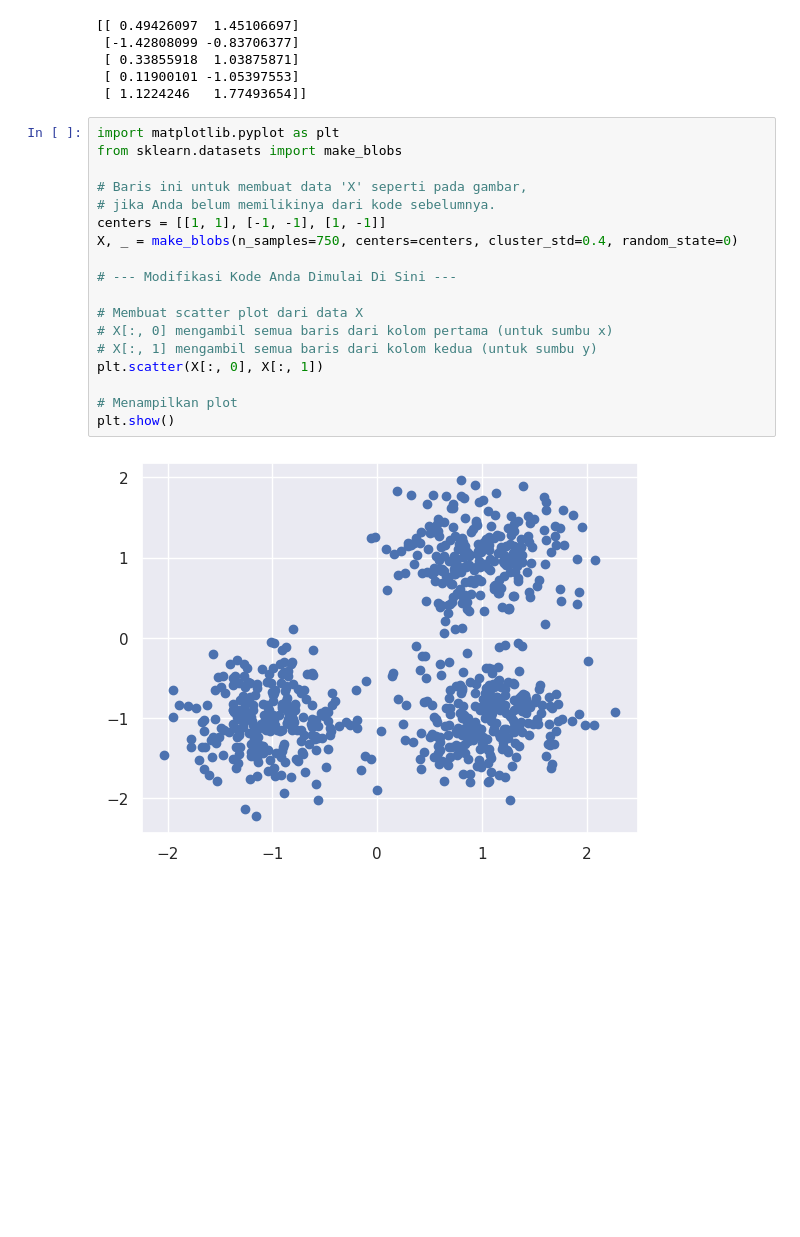
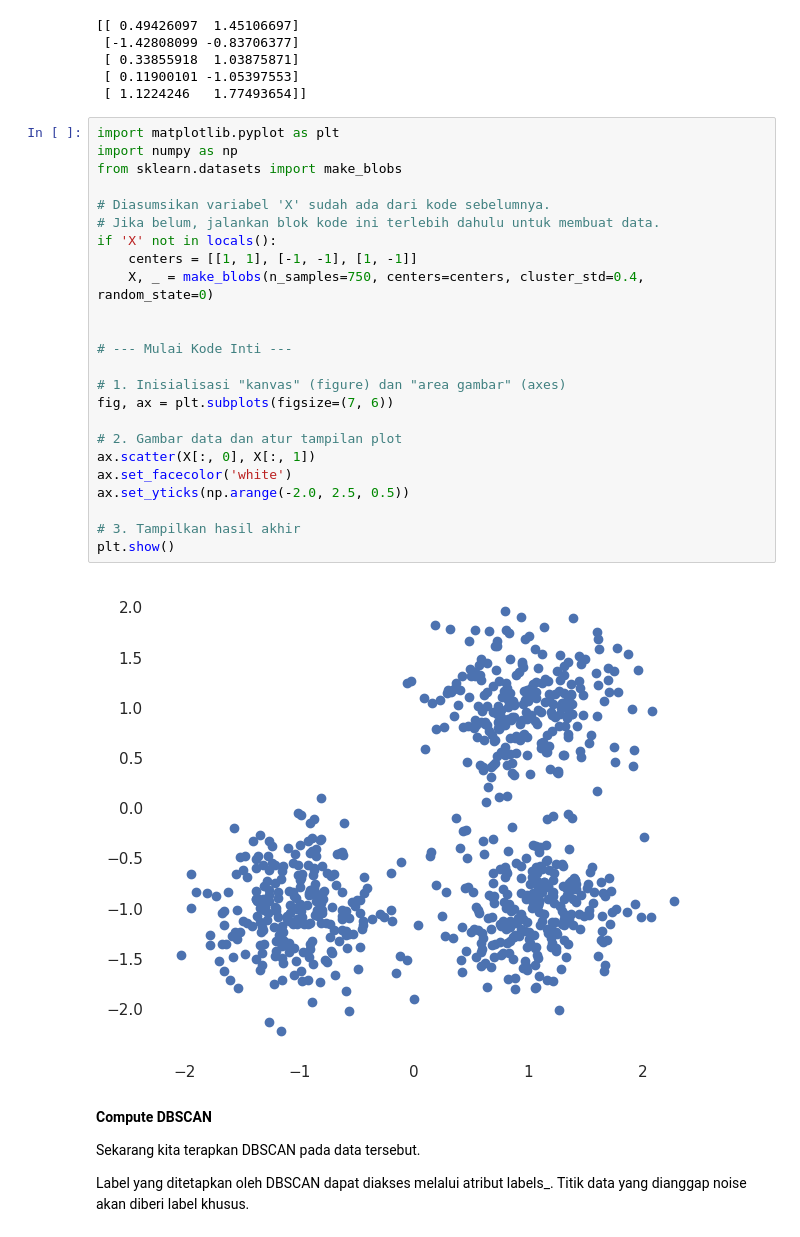
Before and after one commit to Ericharw/Machine_Learning, a Jupyter notebook: JS04_2341720202_Ericha Rizki W.ipynb, the cells around one changed output. Drawn from its saved outputs; the diff is of its cells as text; blank space fills up the shorter version.

```diff
--- a/JS04_2341720202_Ericha Rizki W.ipynb
+++ b/JS04_2341720202_Ericha Rizki W.ipynb
@@ -380,23 +380,35 @@ print(X[:5])
  [ 0.33855918  1.03875871]
  [ 0.11900101 -1.05397553]
  [ 1.1224246   1.77493654]]
-# %%
-import matplotlib.pyplot as plt
-from sklearn.datasets import make_blobs
-
-# Baris ini untuk membuat data 'X' seperti pada gambar,
-# jika Anda belum memilikinya dari kode sebelumnya.
-centers = [[1, 1], [-1, -1], [1, -1]]
-X, _ = make_blobs(n_samples=750, centers=centers, cluster_std=0.4, random_state=0)
-
-# --- Modifikasi Kode Anda Dimulai Di Sini ---
-
-# Membuat scatter plot dari data X
-# X[:, 0] mengambil semua baris dari kolom pertama (untuk sumbu x)
-# X[:, 1] mengambil semua baris dari kolom kedua (untuk sumbu y)
-plt.scatter(X[:, 0], X[:, 1])
-
-# Menampilkan plot
-plt.show()
-# %% [output]
-[figure, removed]
+# %%
+import matplotlib.pyplot as plt
+import numpy as np
+from sklearn.datasets import make_blobs
+
+# Diasumsikan variabel 'X' sudah ada dari kode sebelumnya.
+# Jika belum, jalankan blok kode ini terlebih dahulu untuk membuat data.
+if 'X' not in locals():
+    centers = [[1, 1], [-1, -1], [1, -1]]
+    X, _ = make_blobs(n_samples=750, centers=centers, cluster_std=0.4, random_state=0)
+
+
+# --- Mulai Kode Inti ---
+
+# 1. Inisialisasi "kanvas" (figure) dan "area gambar" (axes)
+fig, ax = plt.subplots(figsize=(7, 6))
+
+# 2. Gambar data dan atur tampilan plot
+ax.scatter(X[:, 0], X[:, 1])
+ax.set_facecolor('white')
+ax.set_yticks(np.arange(-2.0, 2.5, 0.5))
+
+# 3. Tampilkan hasil akhir
+plt.show()
+# %% [output]
+[figure, added]
+# %% [markdown]
+**Compute DBSCAN**
+
+Sekarang kita terapkan DBSCAN pada data tersebut.
+
+Label yang ditetapkan oleh DBSCAN dapat diakses melalui atribut labels_. Titik data yang dianggap noise akan diberi label khusus.
```
Also changed, not shown: parts of 8 cells of this notebook.
